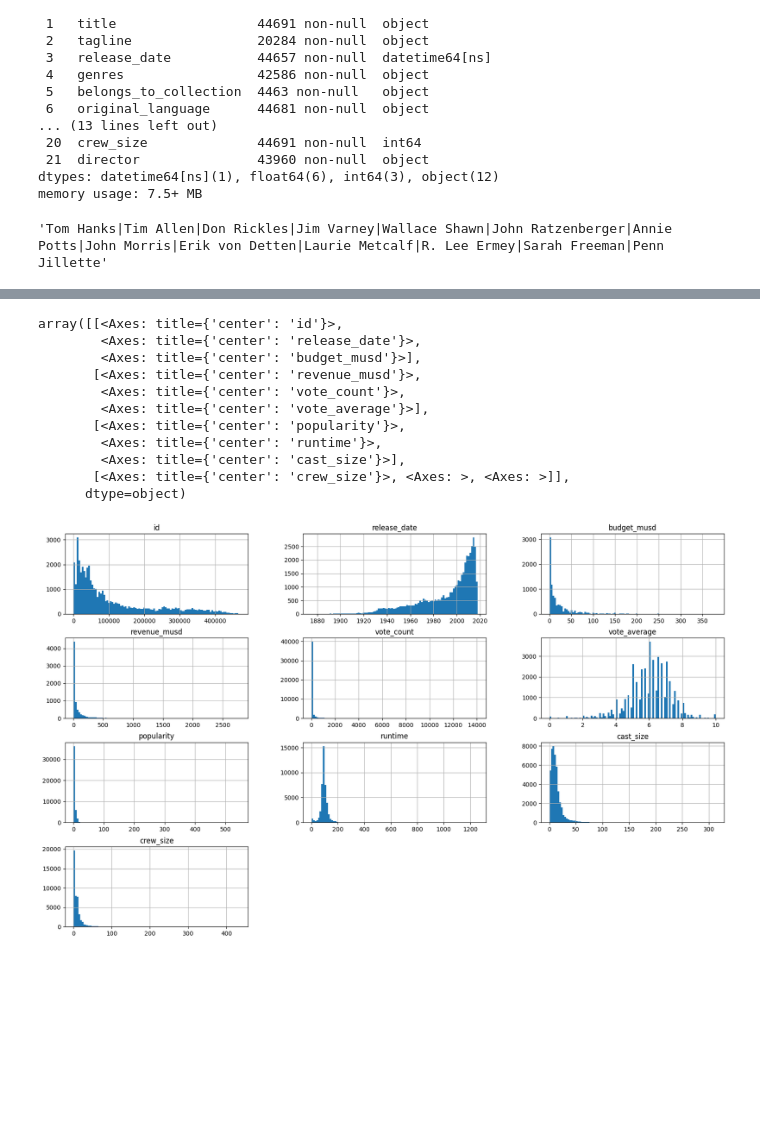
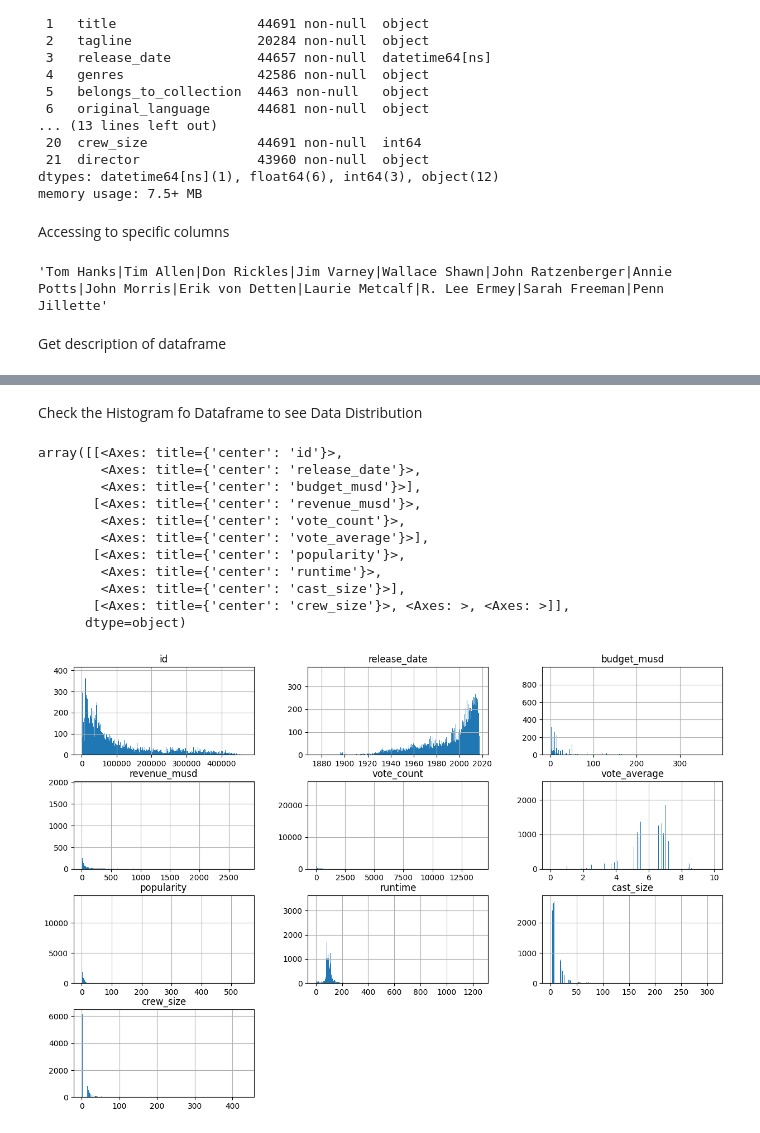
Before and after one commit to SebesHJDEV/My-Projects, a Jupyter notebook: Data-Analysis-Projects-With-Pandas/Pandas_Data_Science/Project_1_Explore_Data.ipynb, the cells around one changed output, grey strips where cells are left out. Saved outputs shown, nothing was run; the diff lists cells and outputs as text; code cells hidden in the pictures; blank space fills up the shorter version.

Commit message:
Week 4
Example histogram

```diff
--- a/Data-Analysis-Projects-With-Pandas/Pandas_Data_Science/Project_1_Explore_Data.ipynb
+++ b/Data-Analysis-Projects-With-Pandas/Pandas_Data_Science/Project_1_Explore_Data.ipynb
@@ -44,6 +44,8 @@ Data columns (total 22 columns):
  21  director               43960 non-null  object
 dtypes: datetime64[ns](1), float64(6), int64(3), object(12)
 memory usage: 7.5+ MB
+# %% [markdown]
+Accessing to specific columns
 # %%
 # Shows the title of the first movie
 df['title'][0]
@@ -56,6 +58,8 @@ df['cast'][0]
 #it shows the cast of the first movie
 # %% [output]
 'Tom Hanks|Tim Allen|Don Rickles|Jim Varney|Wallace Shawn|John Ratzenberger|Annie Potts|John Morris|Erik von Detten|Laurie Metcalf|R. Lee Ermey|Sarah Freeman|Penn Jillette'
+# %% [markdown]
+Get description of dataframe
 # %%
 # Note on movie budget analysis
 # We use df.describe() to obtain statistics for the 'budget_musd' column on this case.
@@ -76,20 +80,23 @@ df.describe()
 | 75% | 1.5e+05 | 2010-12-10 00:00:00 | 2.5e+01 | 6.8e+01 | 3.5e+01 | 6.8 | 3.8 | 1.1e+02 | ... |
 | max | 4.7e+05 | 2017-12-27 00:00:00 | 3.8e+02 | 2.8e+03 | 1.4e+04 | 1e+01 | 5.5e+02 | 1.3e+03 | ... |
 | std | 1.1e+05 | NaN | 3.4e+01 | 1.5e+02 | 5e+02 | 1.3 | 6.0 | 3.5e+01 | ... |
+# %% [markdown]
+
+Check the Histogram fo Dataframe to see Data Distribution
 # %%
 # Execute this to install matplotlib if you don't have it
 #!pip install matplotlib
-df.hist(figsize=(20, 12), bins= 100)
+df.hist(figsize=(15, 10), bins= 1000)
 # %% [output]
 array([[<Axes: title={'center': 'id'}>,
         <Axes: title={'center': 'release_date'}>,
         <Axes: title={'center': 'budget_musd'}>],
        [<Axes: title={'center': 'revenue_musd'}>,
         <Axes: title={'center': 'vote_count'}>,
         <Axes: title={'center': 'vote_average'}>],
        [<Axes: title={'center': 'popularity'}>,
         <Axes: title={'center': 'runtime'}>,
         <Axes: title={'center': 'cast_size'}>],
        [<Axes: title={'center': 'crew_size'}>, <Axes: >, <Axes: >]],
       dtype=object)
-[figure, old version]
+[figure, new version]
```
Also changed, not shown: parts of 3 cells of this notebook.
